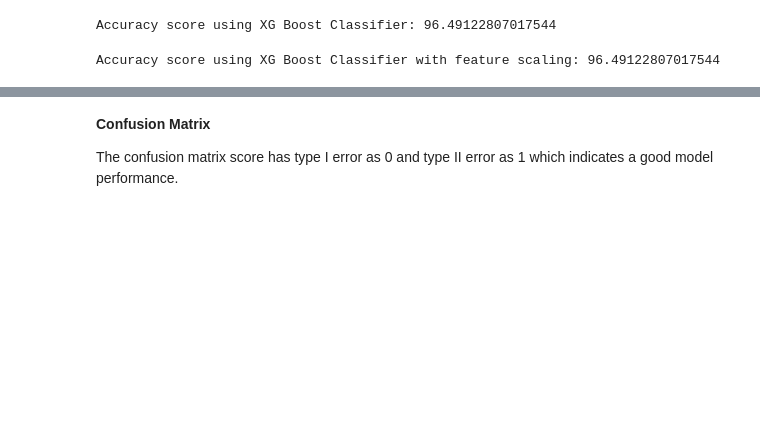
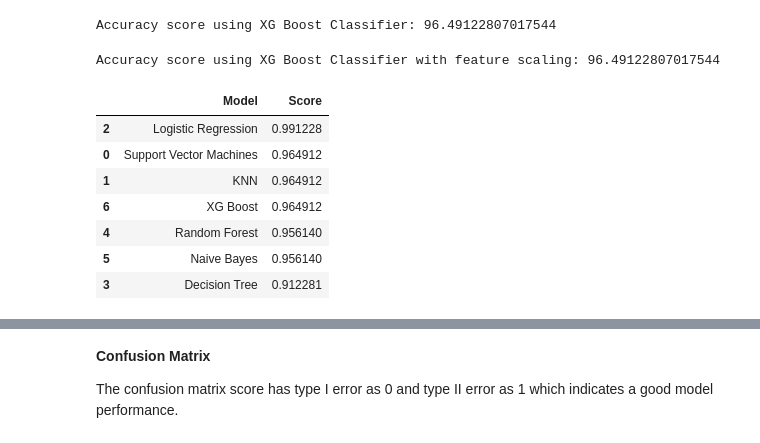
Before and after one commit to priya-nath/Breast_Cancer_Prediction_Using_ML_Classification, a Jupyter notebook: Breast_Cancer_Prediction_using_Machine_Learning.ipynb, the cells around one changed output, grey strips where cells are left out. Cells and saved outputs as stored; diff of their text form; code cells hidden in the pictures; blank space fills up the shorter version.

```diff
--- a/Breast_Cancer_Prediction_using_Machine_Learning.ipynb
+++ b/Breast_Cancer_Prediction_using_Machine_Learning.ipynb
@@ -541,9 +511,17 @@ Accuracy score using XG Boost Classifier with feature scaling: 96.49122807017544
 # %%
 models = pd.DataFrame({
     'Model': ['Support Vector Machines', 'KNN', 'Logistic Regression', 'Decision Tree',
-              'Random Forest', 'Naive Bayes', 'XG Boost',
-              'Decision Tree'],
+              'Random Forest', 'Naive Bayes', 'XG Boost'],
     'Score': [accu_svc, accu_knn, accu_reg, acc_decision_tree,
               acc_random_forest, acc_gaussian, acc_xgb]})
 models.sort_values(by='Score', ascending=False)
+# %% [output]
+|  | Model | Score |
+| 2 | Logistic Regression | 0.991228 |
+| 0 | Support Vector Machines | 0.964912 |
+| 1 | KNN | 0.964912 |
+| 6 | XG Boost | 0.964912 |
+| 4 | Random Forest | 0.956140 |
+| 5 | Naive Bayes | 0.956140 |
+| 3 | Decision Tree | 0.912281 |
 # %% [markdown]
```
Also changed, not shown: parts of 37 cells of this notebook.
